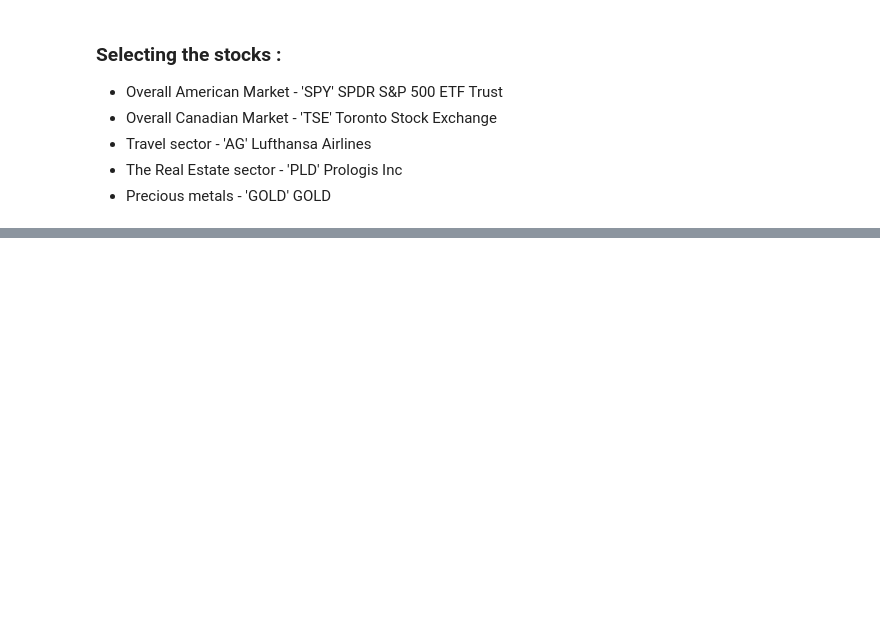
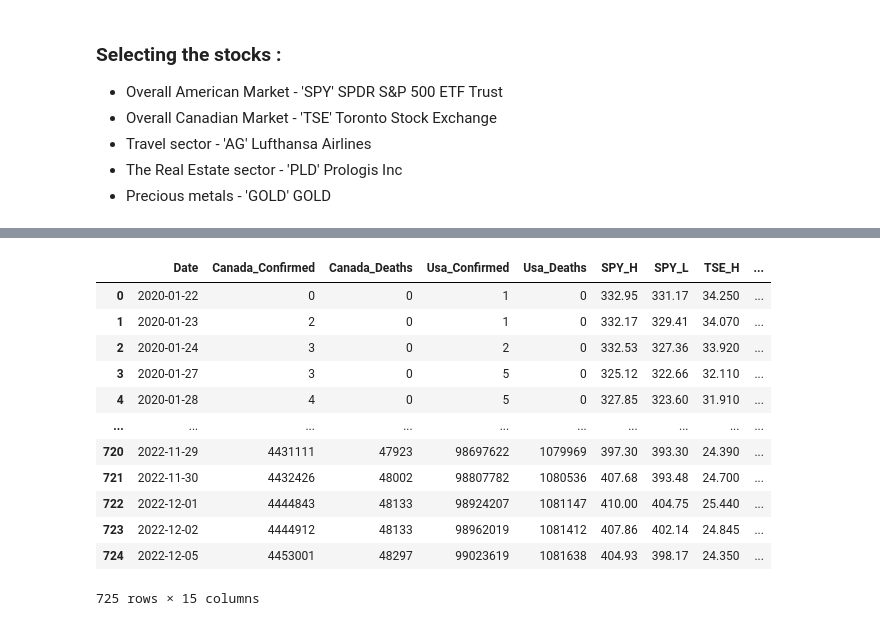
Before and after one commit to AIDA-Saskatchewan-polytechnic/Covid_impact_on_Stock-Market, a Jupyter notebook: Python_project_covid_Stock.ipynb, the cells around one changed output, grey strips where cells are left out. Saved outputs shown, nothing was run; the diff lists cells and outputs as text; code cells hidden in the pictures; blank space fills up the shorter version.

```diff
--- a/Python_project_covid_Stock.ipynb
+++ b/Python_project_covid_Stock.ipynb
@@ -503,0 +210,16 @@ plt.show()
+# %%
+final_df
+# %% [output]
+|  | Date | Canada_Confirmed | Canada_Deaths | Usa_Confirmed | Usa_Deaths | SPY_H | SPY_L | TSE_H | ... |
+| 0 | 2020-01-22 | 0 | 0 | 1 | 0 | 332.95 | 331.17 | 34.250 | ... |
+| 1 | 2020-01-23 | 2 | 0 | 1 | 0 | 332.17 | 329.41 | 34.070 | ... |
+| 2 | 2020-01-24 | 3 | 0 | 2 | 0 | 332.53 | 327.36 | 33.920 | ... |
+| 3 | 2020-01-27 | 3 | 0 | 5 | 0 | 325.12 | 322.66 | 32.110 | ... |
+| 4 | 2020-01-28 | 4 | 0 | 5 | 0 | 327.85 | 323.60 | 31.910 | ... |
+| ... | ... | ... | ... | ... | ... | ... | ... | ... | ... |
+| 720 | 2022-11-29 | 4431111 | 47923 | 98697622 | 1079969 | 397.30 | 393.30 | 24.390 | ... |
+| 721 | 2022-11-30 | 4432426 | 48002 | 98807782 | 1080536 | 407.68 | 393.48 | 24.700 | ... |
+| 722 | 2022-12-01 | 4444843 | 48133 | 98924207 | 1081147 | 410.00 | 404.75 | 25.440 | ... |
+| 723 | 2022-12-02 | 4444912 | 48133 | 98962019 | 1081412 | 407.86 | 402.14 | 24.845 | ... |
+| 724 | 2022-12-05 | 4453001 | 48297 | 99023619 | 1081638 | 404.93 | 398.17 | 24.350 | ... |
+725 rows × 15 columns
```
Also changed, not shown: parts of 82 cells of this notebook.
